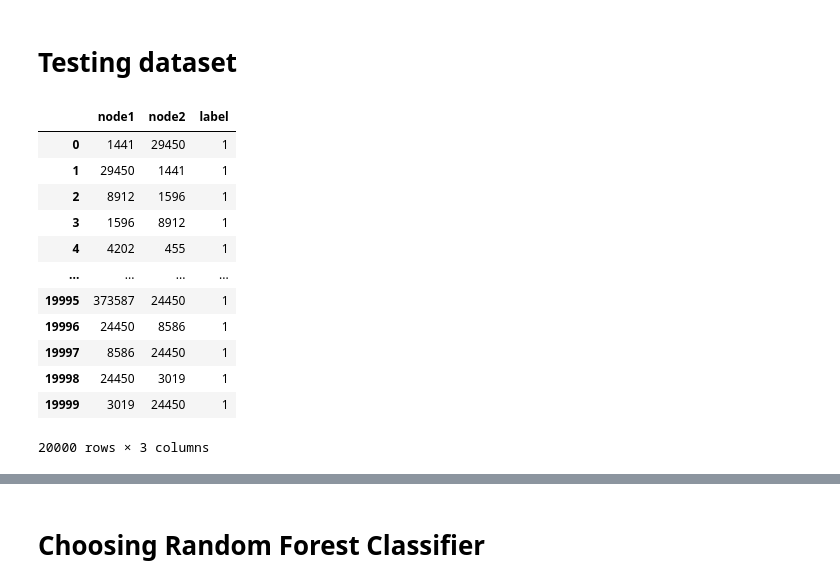
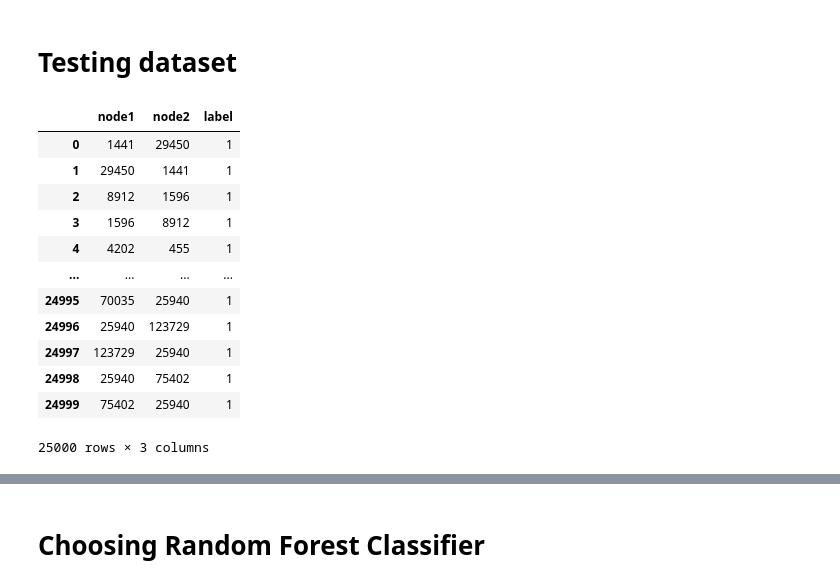
Before and after one commit to vaishnavdilip/Thesis, a Jupyter notebook: notebook/link_prediction.ipynb, the cells around one changed output, grey strips where cells are left out. Saved outputs shown, nothing was run; the diff lists cells and outputs as text; code cells hidden in the pictures.

```diff
--- a/notebook/link_prediction.ipynb
+++ b/notebook/link_prediction.ipynb
@@ -280,27 +280,27 @@ validation.to_csv('val.csv', index=False)
 # %%
 # Find positive examples
 test_existing_links = graph.query_run_df("""
 MATCH (n:Company)-[r:SUPPLIES_TEST]-(p:Company)
 RETURN n.id AS node1, p.id AS node2, 1 AS label
-LIMIT 20000
+LIMIT 25000
 """,{})
 
 test_existing_links.drop_duplicates(inplace = True)
 test_existing_links
 # %% [output]
 |  | node1 | node2 | label |
 | 0 | 1441 | 29450 | 1 |
 | 1 | 29450 | 1441 | 1 |
 | 2 | 8912 | 1596 | 1 |
 | 3 | 1596 | 8912 | 1 |
 | 4 | 4202 | 455 | 1 |
 | ... | ... | ... | ... |
-| 19995 | 373587 | 24450 | 1 |
-| 19996 | 24450 | 8586 | 1 |
-| 19997 | 8586 | 24450 | 1 |
-| 19998 | 24450 | 3019 | 1 |
-| 19999 | 3019 | 24450 | 1 |
+| 24995 | 70035 | 25940 | 1 |
+| 24996 | 25940 | 123729 | 1 |
+| 24997 | 123729 | 25940 | 1 |
+| 24998 | 25940 | 75402 | 1 |
+| 24999 | 75402 | 25940 | 1 |
-20000 rows × 3 columns
+25000 rows × 3 columns
 # %%
 # Find negative examples
 nodes = list(test_existing_links['node1'].unique())
```
Also changed, not shown: parts of 11 cells of this notebook, 1 other file.
